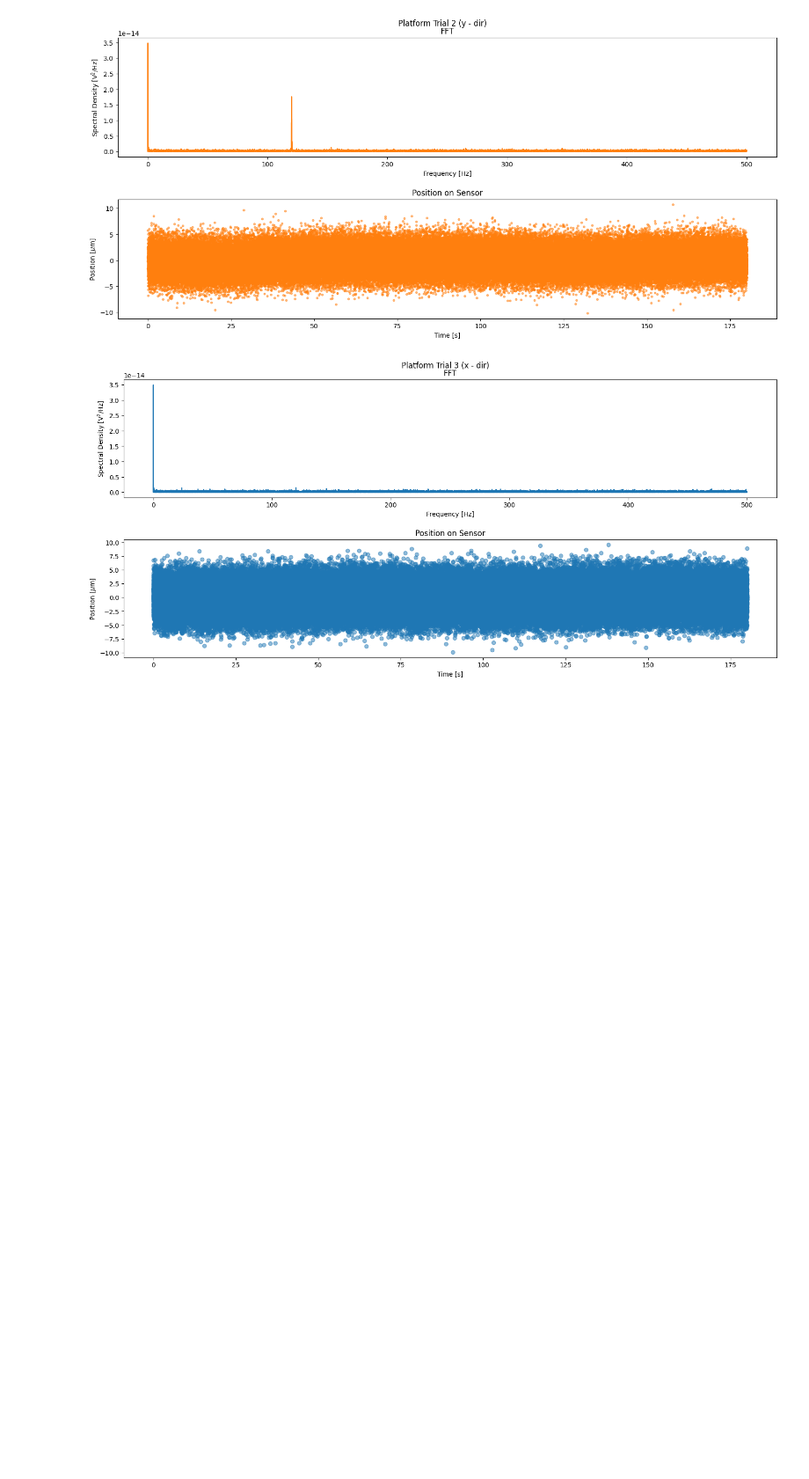
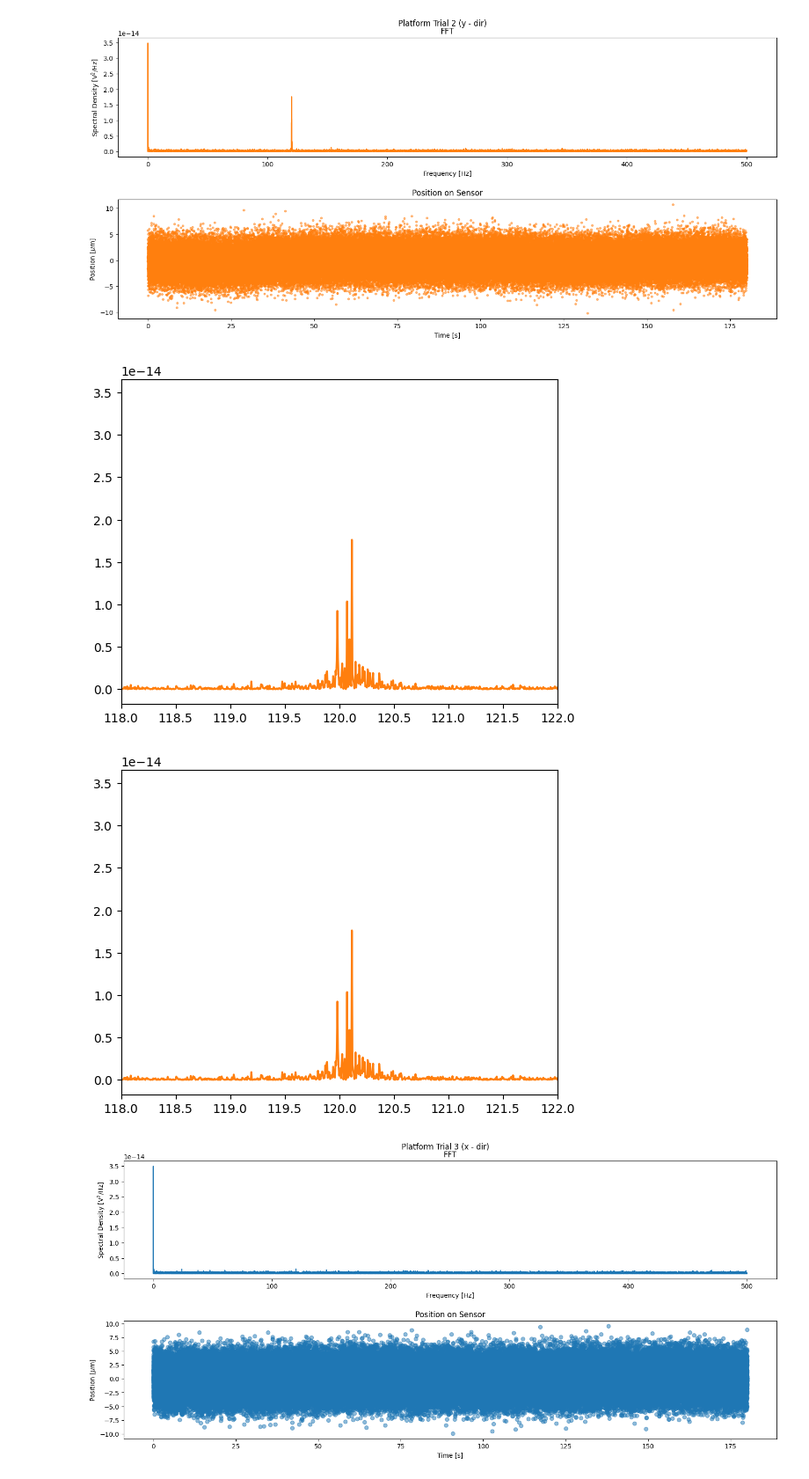
Before and after one commit to chase-urasaki/HyTI_Jitter_Metrology, a Jupyter notebook: 3_12_data_analysis.ipynb, the cells around one changed output. Shown at 88% size. Cells and saved outputs as stored; diff of their text form; code cells hidden in the pictures; blank space fills up the shorter version.

```diff
--- a/3_12_data_analysis.ipynb
+++ b/3_12_data_analysis.ipynb
@@ -56,3 +83,18 @@ def lomb_scargle_pspec(t, x):
+# %%
+def zoom_in_on(psc, freq_vals, delta_freq, plot_color):
+  if len(freq_vals) > 1.5:
+    fig, axis = plt.subplots(1,len(freq_vals), sharey = True, figsize = (5*len(freq_vals),5))
+    axis = axis.flatten()
+    for idx, freq in enumerate(freq_vals):
+      axis[idx].plot(psc[0],psc[1], c = str(plot_color))
+      axis[idx].set_xlim((freq - delta_freq), (freq + delta_freq))
+
+  else:
+    fig, axis = plt.subplots()
+    axis.plot(psc[0], psc[1], c = str(plot_color))
+    axis.set_xlim((freq_vals[0] - delta_freq), (freq_vals[0] + delta_freq))
+
+  return fig
 # %%
 platform1 = np.genfromtxt('data_3_12_platform_1in_20230312-132827.csv', delimiter = ',', skip_header = 2)
 platform1_xdata, platform1_ydata, platform1_vsum, platform1_tdata = seperate_data_from(platform1)
@@ -111,6 +126,11 @@ Platform2_plots = plot_FFT_and_pos(platform2_tdata, platform2_xdata, platform2_y
 # %% [output]
 [figure]
 [figure]
+# %%
+zoom_in_on(platform2_ypsc, [120], 2, 'C1')
+# %% [output]
+[figure, added]
+[figure, added]
 # %%
 platform3_xpsc = power_spectrum(platform3_tdata, platform3_xdata - np.mean(platform3_xdata))
 platform3_ypsc = power_spectrum(platform3_tdata, platform3_ydata - np.mean(platform3_ydata))
```
Also changed, not shown: parts of 10 cells of this notebook.
